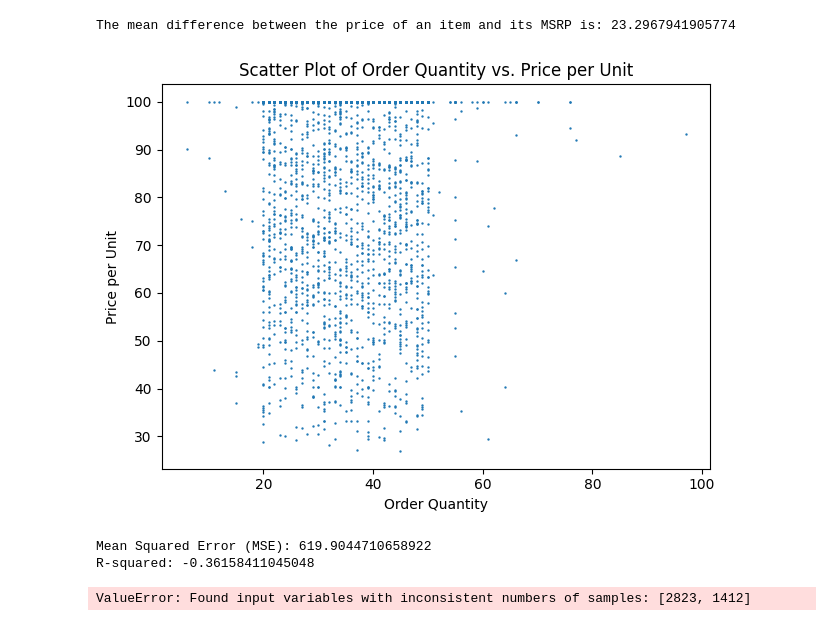
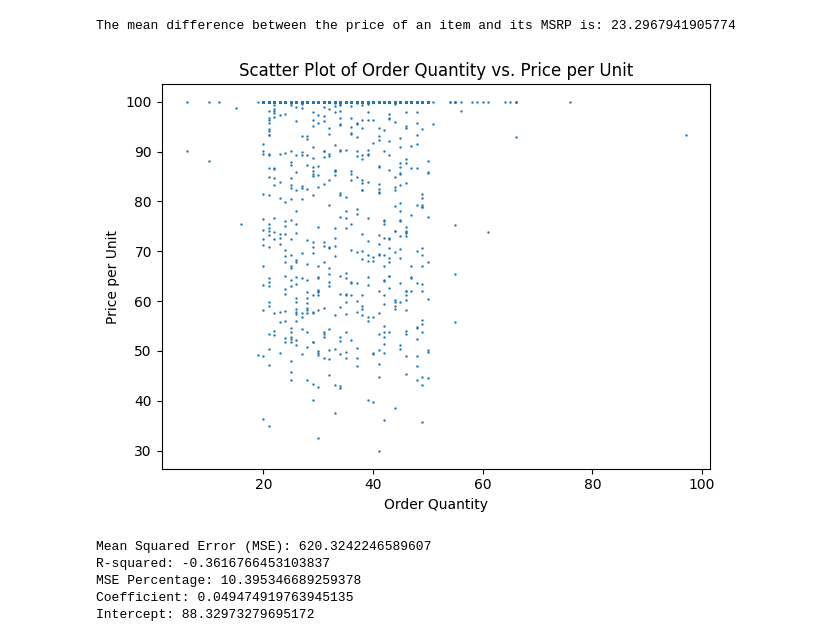
Before and after one commit to ydusf/sales-data-analysis, a Jupyter notebook: analysis/main.ipynb, the cells around one changed output. Cells and saved outputs as stored; diff of their text form; code cells hidden in the pictures.

Commit message:
regression analysis complete; results added;

```diff
--- a/analysis/main.ipynb
+++ b/analysis/main.ipynb
@@ -313,51 +313,52 @@ X = variables['QUANTITYORDERED'].values
 Y = variables['PRICEEACH'].values
 
 np.random.seed(42)
-X_len = len(X) // 2
-Y_len = len(Y) // 2
 
-X_train, X_test, Y_train, Y_test = X[0:X_len], X[X_len:], Y[0:Y_len], Y[Y_len:]
+orders_length = len(X) // 2
+
+X_train, X_test = X[:orders_length], X[orders_length+1:]
+Y_train, Y_test = Y[:orders_length], Y[orders_length+1:]
 
 graph_filename = 'scatter_quantity_price.png'
-plt.scatter(X, Y, s=0.5)
+plt.scatter(X_train, Y_train, s=0.5)
 plt.xlabel("Order Quantity")
 plt.ylabel("Price per Unit")
 plt.title('Scatter Plot of Order Quantity vs. Price per Unit')
 plt.tight_layout()
 plt.savefig(f"../results/{graph_filename}")
 plt.show()
 
 regression_model = LinearRegression()
 regression_model.fit(X_train.reshape(-1, 1), Y_train)
 
 coefficient = regression_model.coef_
 intercept = regression_model.intercept_
 
-Y_pred = regression_model.predict(X_test.reshape(-1, 1))
+Y_pred_test= regression_model.predict(X_test.reshape(-1, 1))
 
 # Calculate evaluation metrics on the test set
-mse = mean_squared_error(Y_test, Y_pred)
-r_squared = r2_score(Y_test, Y_pred)
-
-# Print the results
-print("Mean Squared Error (MSE):", mse)
-print("R-squared:", r_squared)
+mse = mean_squared_error(Y_test, Y_pred_test)
+r_squared = r2_score(Y_test, Y_pred_test)
 
 # Calculate the mean of the dependent variable
-mean_y = np.mean(Y)
+mean_y = np.mean(Y_test)
 
 # Calculate the MSE
-mse = mean_squared_error(Y, Y_pred)
+mse = mean_squared_error(Y_test, Y_pred_test)
 
 # Calculate the percentage between MSE and mean
-mse_percentage = mse / (mean_y**2)
+mse_percentage = mse / (mean_y**2) * 100
 
 # Print the result
-print("MSE Percentage:", mse_percentage)
-
-print(coefficient, intercept)
+print(f"""Mean Squared Error (MSE): {mse}
+R-squared: {r_squared}
+MSE Percentage: {mse_percentage}
+Coefficient: {coefficient[0]}
+Intercept: {intercept}\n""")
 # %% [output]
-[figure, old version]
+[figure, new version]
-Mean Squared Error (MSE): 619.9044710658922
-R-squared: -0.36158411045048
+Mean Squared Error (MSE): 620.3242246589607
+R-squared: -0.3616766453103837
+MSE Percentage: 10.395346689259378
+Coefficient: 0.049474919763945135
+Intercept: 88.32973279695172
-ValueError: Found input variables with inconsistent numbers of samples: [2823, 1412]
```
Also changed, not shown: 1 other file.
